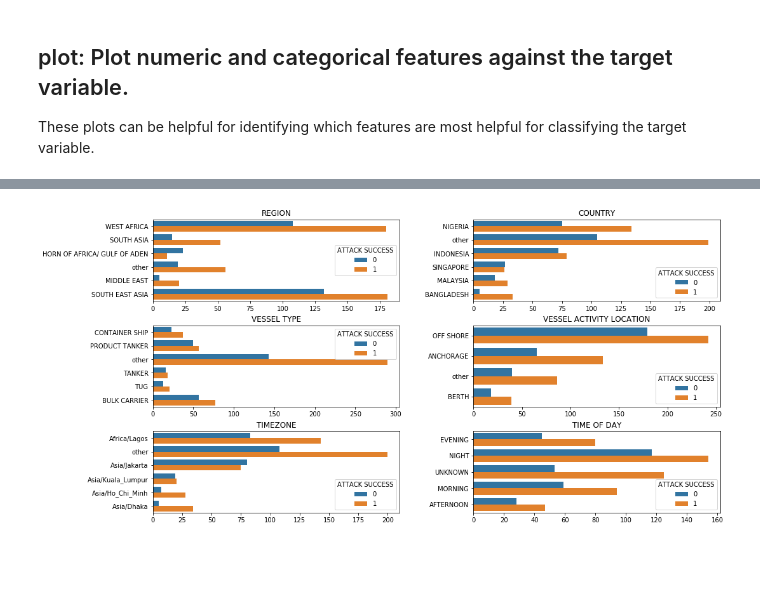
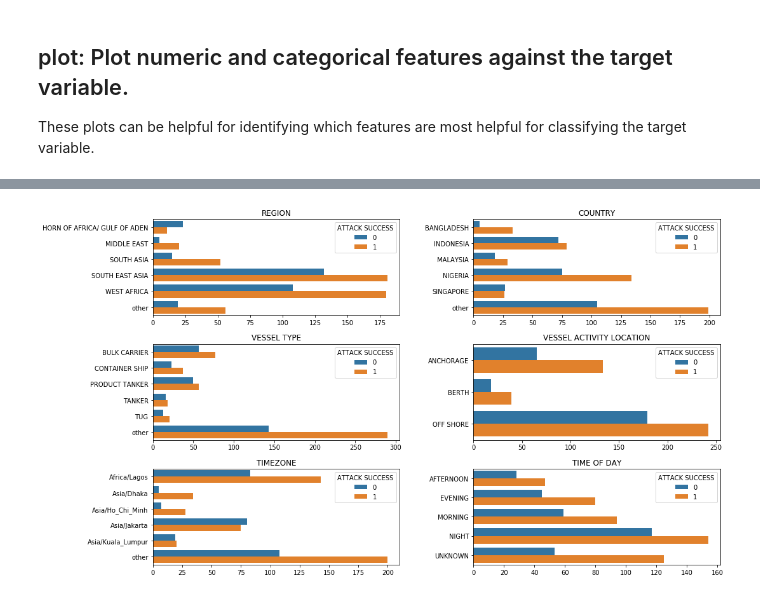
Before and after one commit to aimfeld/aitools, a Jupyter notebook: examples.ipynb, the cells around one changed output, grey strips where cells are left out. Cells and saved outputs as stored; diff of their text form; code cells hidden in the pictures; blank space fills up the shorter version.

Commit message:
Support categorical

```diff
--- a/examples.ipynb
+++ b/examples.ipynb
@@ -103,16 +104,12 @@ df_scores.sort_values('AUC holdout score', ascending=False)
 
 These plots can be helpful for identifying which features are most helpful for classifying the target variable.
 # %%
-%load_ext autoreload
-%autoreload
-
 from aitools import plot
 import pandas as pd
 
-df_pirate = pd.read_csv('data/pirate_data.csv')
+features = ['LAT', 'LONG', 'ATTACKS', 'REGION', 'COUNTRY',
+            'VESSEL TYPE', 'VESSEL ACTIVITY LOCATION',
+            'TIMEZONE', 'TIME OF DAY']
+target = 'ATTACK SUCCESS'
 
-# Define numeric and categorical fea<tures
-target = 'ATTACK SUCCESS'
-numeric_features = ['LAT', 'LONG', 'ATTACKS']
-categorical_features = ['REGION', 'COUNTRY', 'VESSEL TYPE', 'VESSEL ACTIVITY LOCATION',
-                        'TIMEZONE', 'TIME OF DAY']
+df_pirate = pd.read_csv('data/pirate_data.csv')[features + [target]]
@@ -122,0 +116,3 @@ plot.facet_numeric(df_pirate, numeric_features, target)
+# %%
+df_pirate['REGION'] = pd.Categorical(df_pirate['REGION'])
+df_pirate['ATTACK SUCCESS'] = pd.Categorical(df_pirate['ATTACK SUCCESS'])
@@ -123,4 +124,5 @@ plot.facet_numeric(df_pirate, numeric_features, target)
 # %%
-plot.facet_categorical(df_pirate, categorical_features, target, n_largest=5)
+%autoreload
+plot.categorical_vs_target(df_pirate, target, n_largest=5)
 # %% [output]
-[figure, old version]
+[figure, new version]
```
Also changed, not shown: parts of 4 cells of this notebook, 4 other files.
